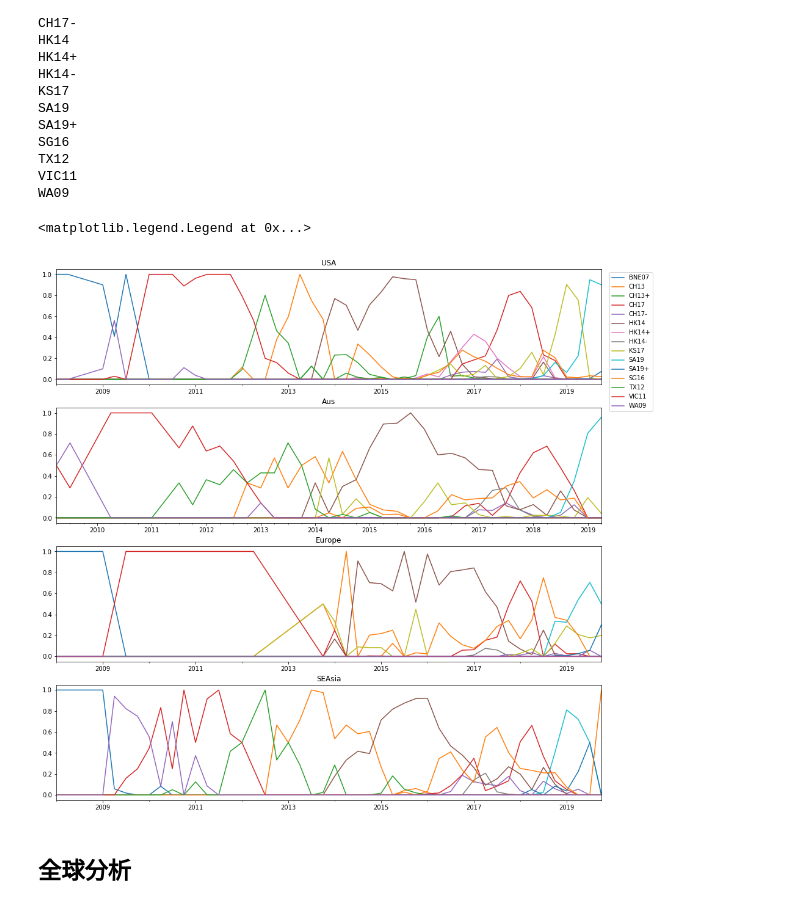
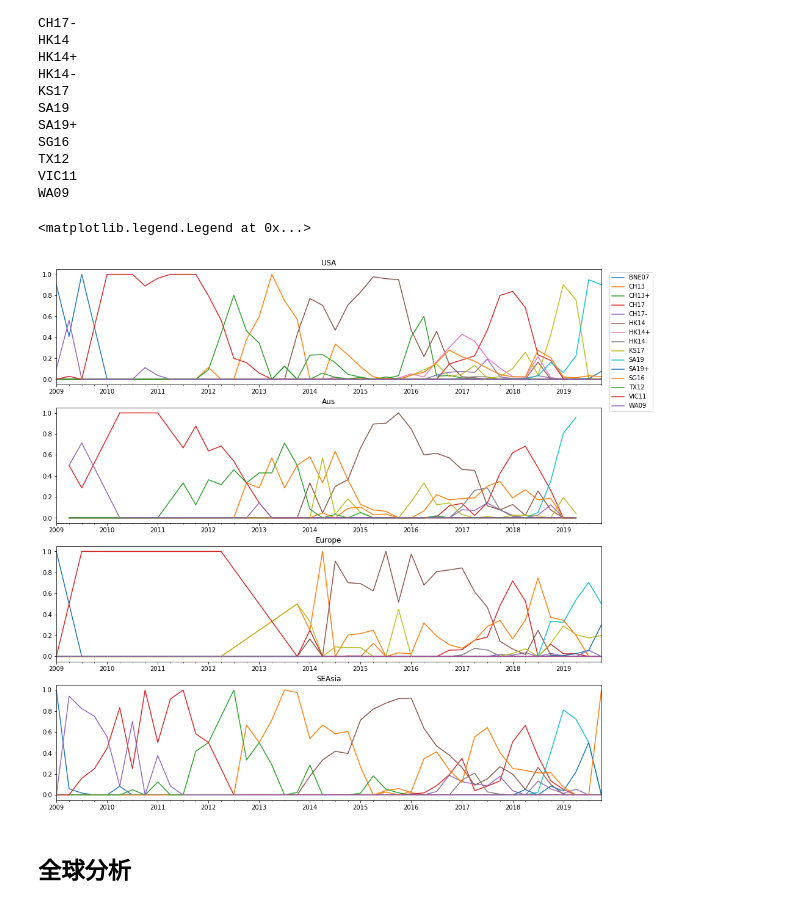
Before and after one commit to guibuzi/bioinfo, a Jupyter notebook: sequence_processing_tools/read_attribute.ipynb, the cells around one changed output. Cells and saved outputs as stored; diff of their text form; code cells hidden in the pictures.

```diff
--- a/sequence_processing_tools/read_attribute.ipynb
+++ b/sequence_processing_tools/read_attribute.ipynb
@@ -241,15 +250,15 @@ VIC11
 WA09
 # %%
 fig, axes = plt.subplots(4, 1, figsize=(16, 16))
-summary_pct.loc['USA', :].plot(ax=axes[0], legend=False, title='USA')
-summary_pct.loc['Aus', :].plot(ax=axes[1], legend=False, title='Aus')
-summary_pct.loc['Europe', :].plot(ax=axes[2], legend=False, title='Europe')
-summary_pct.loc['SEAsia', :].plot(ax=axes[3], legend=False, title='SEAsia')
+summary_pct.loc['USA', :].plot(ax=axes[0], legend=False, title='USA', xlim=['2009Q1','2019Q4'])
+summary_pct.loc['Aus', :].plot(ax=axes[1], legend=False, title='Aus', xlim=['2009Q1','2019Q4'])
+summary_pct.loc['Europe', :].plot(ax=axes[2], legend=False, title='Europe', xlim=['2009Q1','2019Q4'])
+summary_pct.loc['SEAsia', :].plot(ax=axes[3], legend=False, title='SEAsia', xlim=['2009Q1','2019Q4'])
 
 plt.legend(bbox_to_anchor=(1.1, 4.6))
 # %% [output]
 <matplotlib.legend.Legend at 0x...>
-[figure, old version]
+[figure, new version]
 # %% [markdown]
 ## 全球分析
 # %%
```
Also changed, not shown: parts of 6 cells of this notebook, 22 other files.
